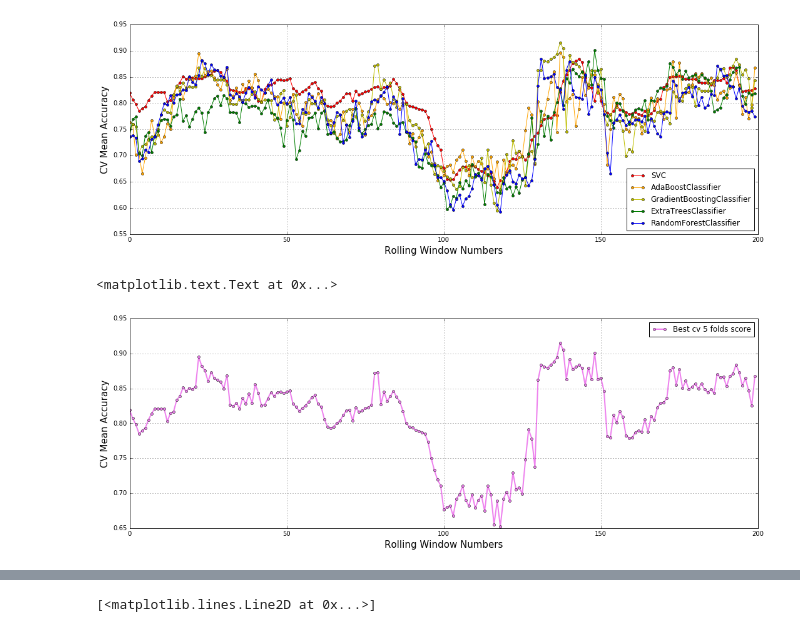
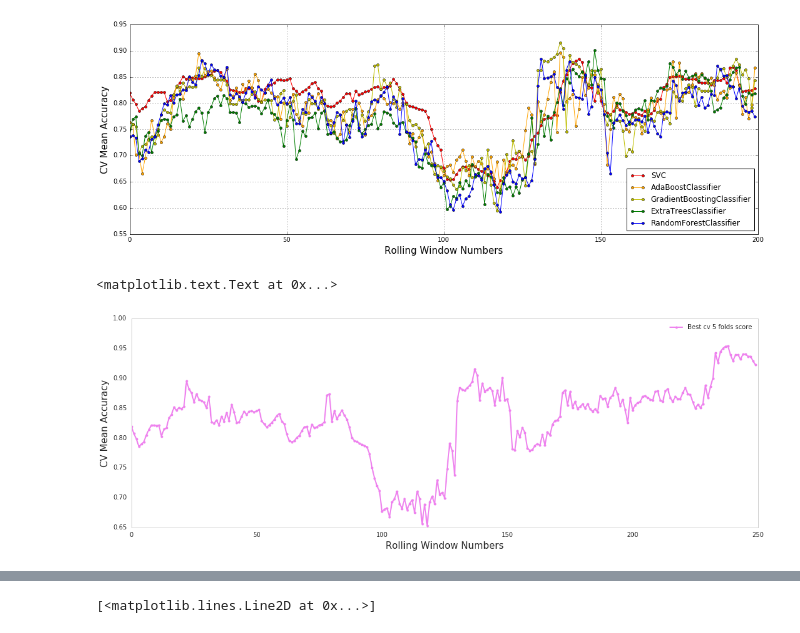
Before and after one commit to rorysroes/SGX-Full-OrderBook-Tick-Data-Trading-Strategy, a Jupyter notebook: Model_Selection.ipynb, the cells around one changed output, grey strips where cells are left out. Saved outputs shown, nothing was run; the diff lists cells and outputs as text; code cells hidden in the pictures.

```diff
--- a/Model_Selection.ipynb
+++ b/Model_Selection.ipynb
@@ -356,14 +341,14 @@ plt.ylabel('CV Mean Accuracy',size = 15)
 [figure]
 # %%
 plt.figure(figsize = (18,6))
-plot(best_cv_score,'-o',label = 'Best cv 5 folds score',color = 'violet',lw = 2,markersize = 4)
+plot(best_cv_score[0:250],'-o',label = 'Best cv 5 folds score',color = 'violet',lw = 2,markersize = 4)
 plt.legend(loc=0)
 plt.grid()
 plt.xlabel('Rolling Window Numbers',size = 15)
 plt.ylabel('CV Mean Accuracy',size = 15)
 # %% [output]
 <matplotlib.text.Text at 0x...>
-[figure, old version]
+[figure, new version]
 # %%
 # compute cum_profit and Best_cv_score
 dict_ = {}
```
Also changed, not shown: parts of 13 cells of this notebook.
